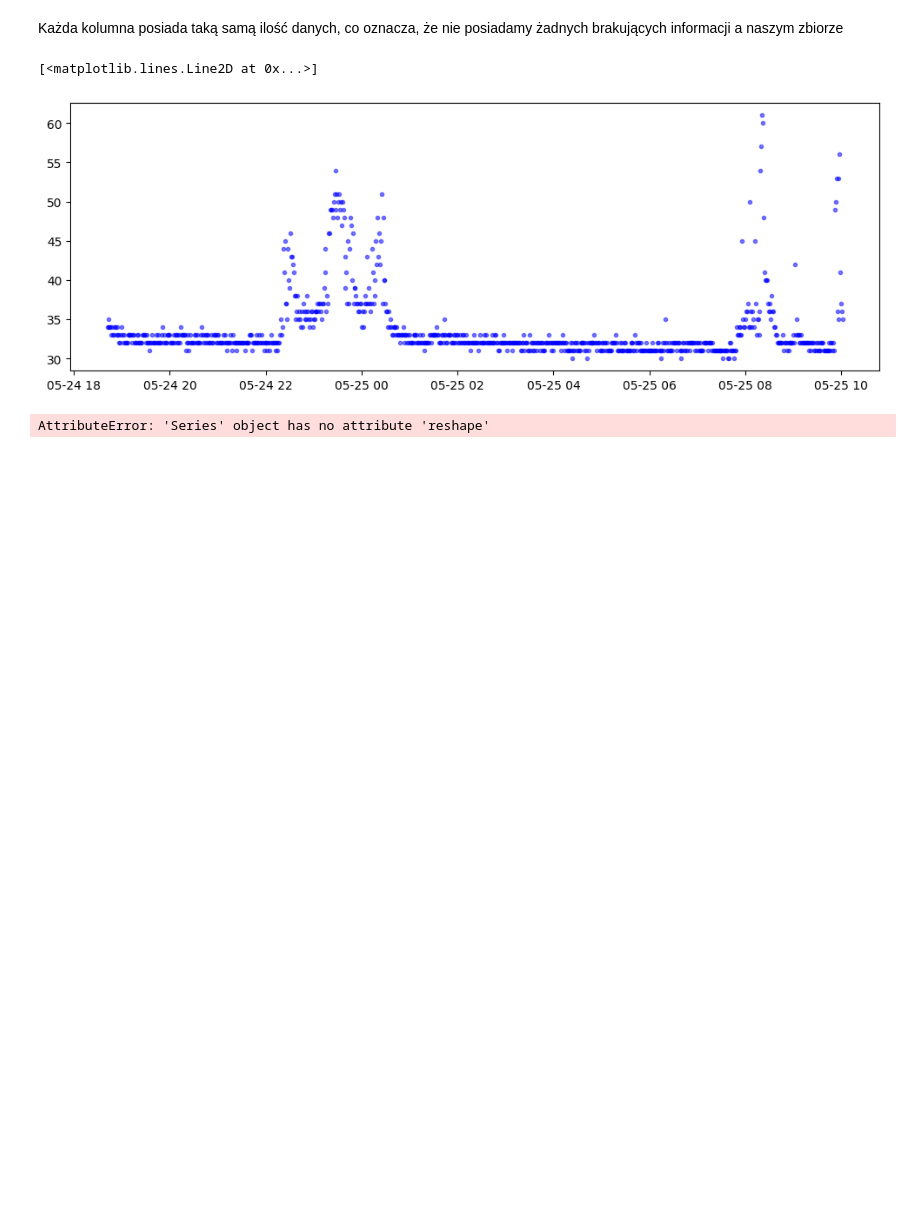
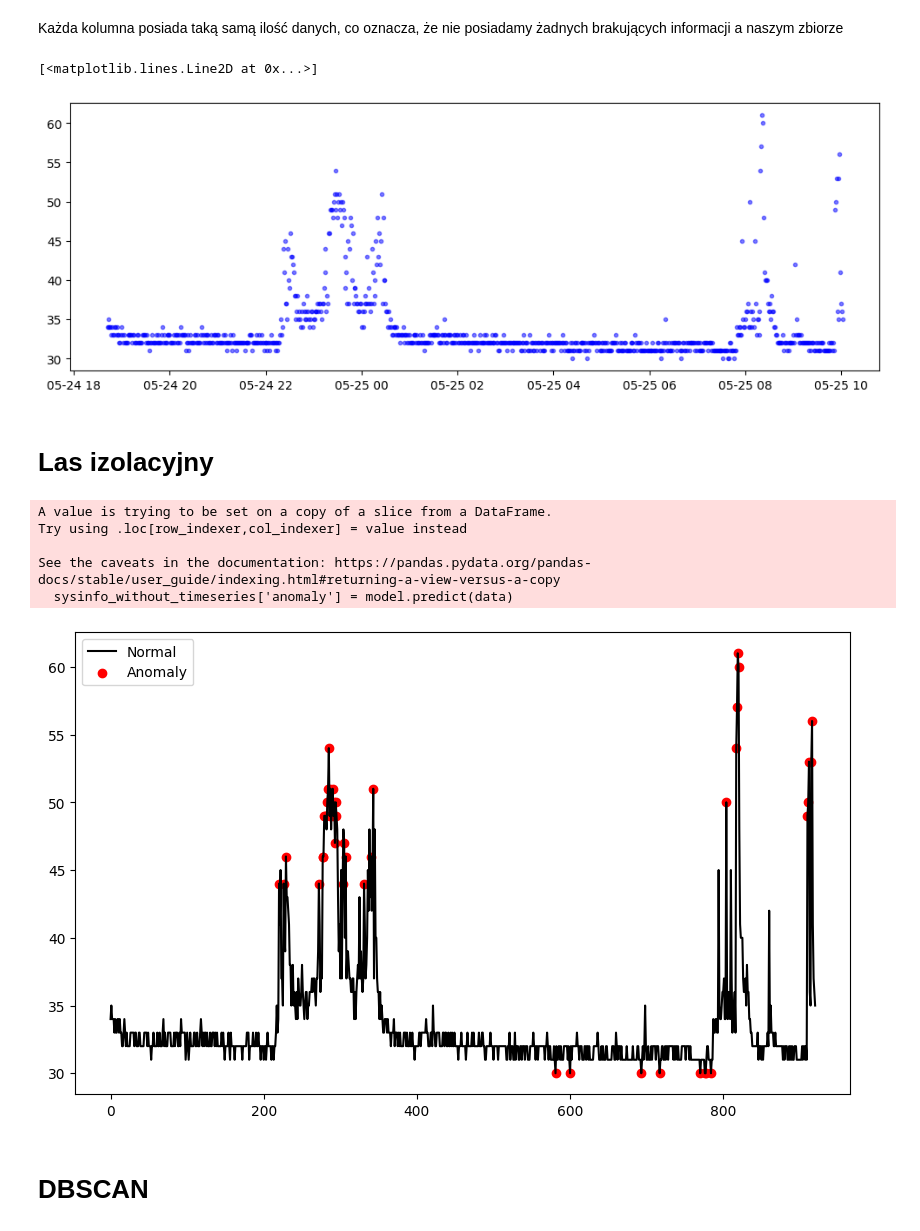
Before and after one commit to wiktorrudzki/MiW, a Jupyter notebook: initial.ipynb, the cells around one changed output. Cells and saved outputs as stored; diff of their text form; code cells hidden in the pictures; blank space fills up the shorter version.

Commit message:
fix: isolation forest implementation

```diff
--- a/initial.ipynb
+++ b/initial.ipynb
@@ -57,6 +57,8 @@ plt.plot(sysinfo['timestamp'], sysinfo['temperature'], 'b.', alpha=0.5)
 # %% [output]
 [<matplotlib.lines.Line2D at 0x...>]
 [figure]
+# %% [markdown]
+# Las izolacyjny
 # %%
 from sklearn.ensemble import IsolationForest
 from sklearn.preprocessing import StandardScaler
@@ -65,6 +65,33 @@ outliers_fraction = float(.01)
-# %%
-scaler = StandardScaler()
-np_scaled = scaler.fit_transform(sysinfo.temperature.reshape(-1, 1))
-data = pd.DataFrame(np_scaled)
-# %% [output]
-AttributeError: 'Series' object has no attribute 'reshape'
+# %%
+outliers_fraction = float(.05)
+sysinfo_without_timeseries = sysinfo[list(set(sysinfo.columns) - {"timestamp", "cpu_percent"})]
+
+scaler = StandardScaler()
+np_scaled = scaler.fit_transform(sysinfo_without_timeseries.values.reshape(-1, 1))
+data = pd.DataFrame(np_scaled)
+
+
+model = IsolationForest(contamination=outliers_fraction)
+model.fit(data)
+
+
+sysinfo_without_timeseries['anomaly'] = model.predict(data)
+
+# visualization
+fig, ax = plt.subplots(figsize=(10,6))
+
+a = sysinfo_without_timeseries.loc[sysinfo_without_timeseries['anomaly'] == -1, ['temperature']] #anomaly
+
+ax.plot(sysinfo_without_timeseries.index, sysinfo_without_timeseries['temperature'], color='black', label = 'Normal')
+ax.scatter(a.index,a['temperature'], color='red', label = 'Anomaly')
+plt.legend()
+plt.show();
+# %% [output]
+A value is trying to be set on a copy of a slice from a DataFrame.
+Try using .loc[row_indexer,col_indexer] = value instead
+
+See the caveats in the documentation: https://pandas.pydata.org/pandas-docs/stable/user_guide/indexing.html#returning-a-view-versus-a-copy
+  sysinfo_without_timeseries['anomaly'] = model.predict(data)
+[figure, added]
+# %% [markdown]
+# DBSCAN
```
Also changed, not shown: parts of 1 cell of this notebook.
